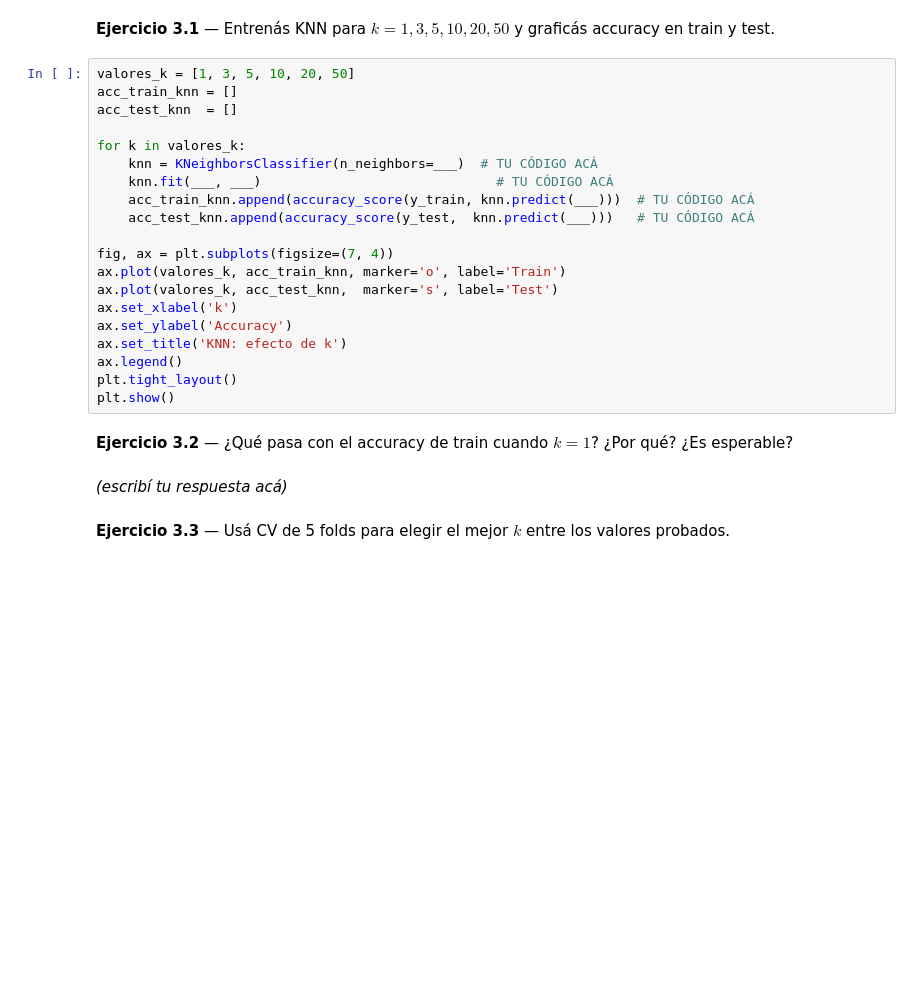
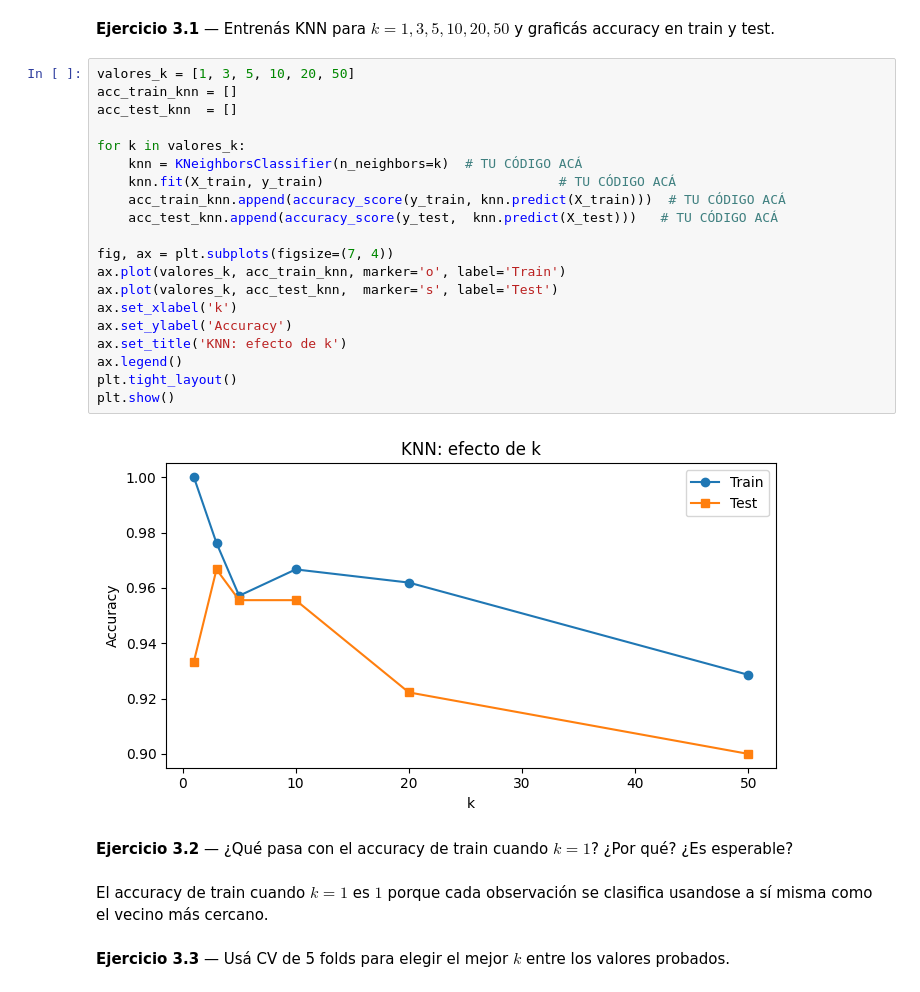
Before and after one commit to Ferz185/MAD1_Practica_2026, a Jupyter notebook: Unidad 4/U4_nb03_svm_knn_completado.ipynb, the cells around one changed output. Drawn from its saved outputs; the diff is of its cells as text; blank space fills up the shorter version.

```diff
--- a/Unidad 4/U4_nb03_svm_knn_completado.ipynb
+++ b/Unidad 4/U4_nb03_svm_knn_completado.ipynb
@@ -146,27 +165,29 @@ for kernel in kernels:
 # %%
 valores_k = [1, 3, 5, 10, 20, 50]
 acc_train_knn = []
 acc_test_knn  = []
 
 for k in valores_k:
-    knn = KNeighborsClassifier(n_neighbors=___)  # TU CÓDIGO ACÁ
-    knn.fit(___, ___)                              # TU CÓDIGO ACÁ
-    acc_train_knn.append(accuracy_score(y_train, knn.predict(___)))  # TU CÓDIGO ACÁ
-    acc_test_knn.append(accuracy_score(y_test,  knn.predict(___)))   # TU CÓDIGO ACÁ
+    knn = KNeighborsClassifier(n_neighbors=k)  # TU CÓDIGO ACÁ
+    knn.fit(X_train, y_train)                              # TU CÓDIGO ACÁ
+    acc_train_knn.append(accuracy_score(y_train, knn.predict(X_train)))  # TU CÓDIGO ACÁ
+    acc_test_knn.append(accuracy_score(y_test,  knn.predict(X_test)))   # TU CÓDIGO ACÁ
 
 fig, ax = plt.subplots(figsize=(7, 4))
 ax.plot(valores_k, acc_train_knn, marker='o', label='Train')
 ax.plot(valores_k, acc_test_knn,  marker='s', label='Test')
 ax.set_xlabel('k')
 ax.set_ylabel('Accuracy')
 ax.set_title('KNN: efecto de k')
 ax.legend()
 plt.tight_layout()
 plt.show()
+# %% [output]
+[figure, added]
 # %% [markdown]
 **Ejercicio 3.2** — ¿Qué pasa con el accuracy de train cuando $k=1$? ¿Por qué? ¿Es esperable?
-# %% [markdown]
-*(escribí tu respuesta acá)*
+# %% [markdown]
+El accuracy de train cuando $k=1$ es $1$ porque cada observación se clasifica usandose a sí misma como el vecino más cercano.
 # %% [markdown]
 **Ejercicio 3.3** — Usá CV de 5 folds para elegir el mejor $k$ entre los valores probados.
 # %%
```
Also changed, not shown: parts of 18 cells of this notebook, 16 other files.
